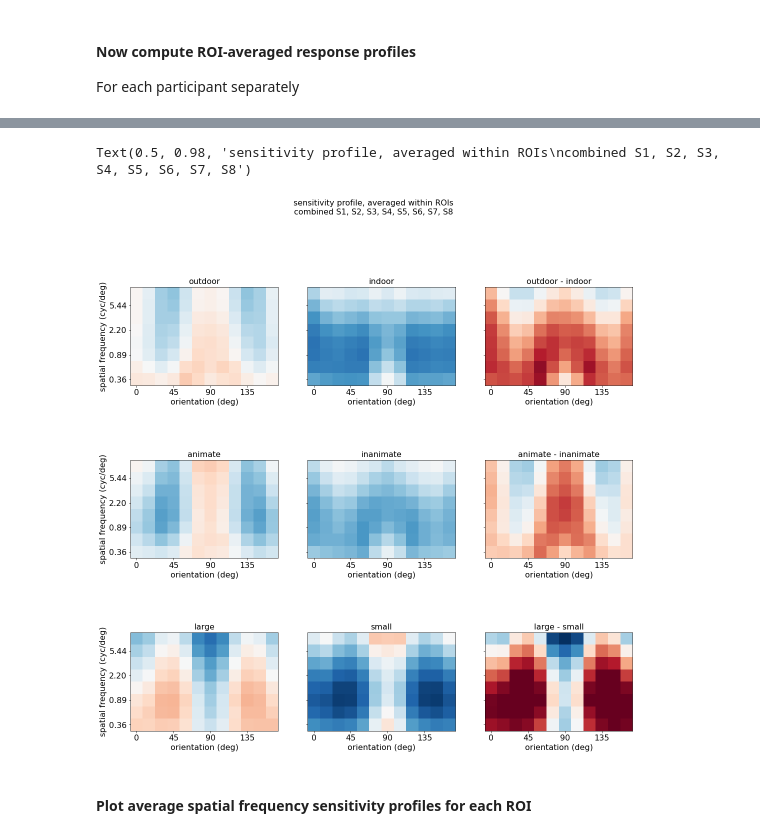
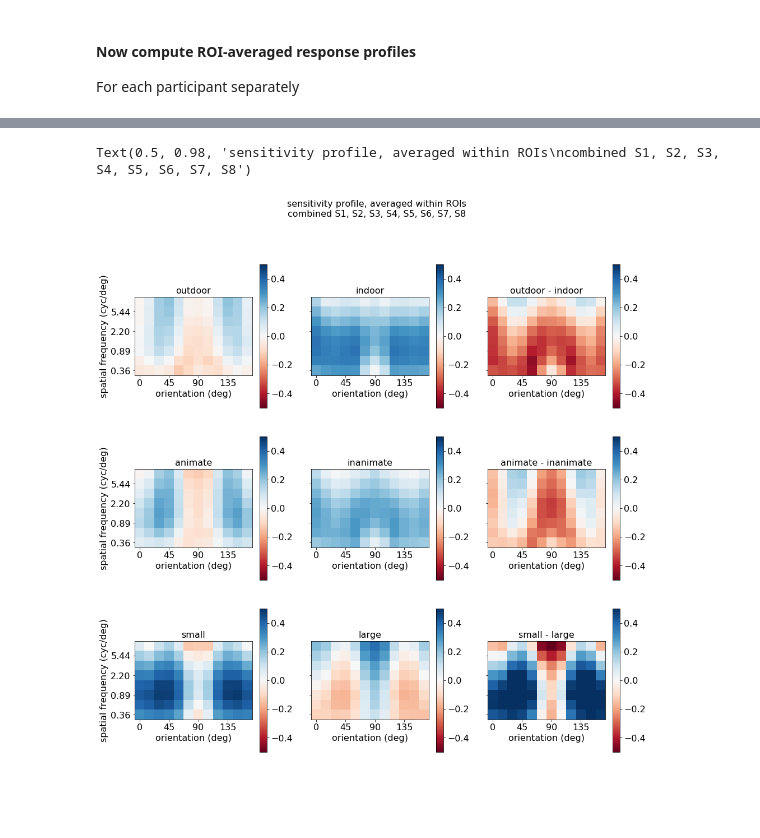
Before and after one commit to mmhenderson/image_stats_gabor, a Jupyter notebook: plot_feature_selectivity/plot_gabor_tuning_semanticgroups.ipynb, the cells around one changed output, grey strips where cells are left out. Saved outputs shown, nothing was run; the diff lists cells and outputs as text; code cells hidden in the pictures; blank space fills up the shorter version.

```diff
--- a/plot_feature_selectivity/plot_gabor_tuning_semanticgroups.ipynb
+++ b/plot_feature_selectivity/plot_gabor_tuning_semanticgroups.ipynb
@@ -42,10 +36,10 @@ abv_thresh = val_r2>r2_cutoff
 # %%
 name = 'semantic_discrim_raw_val_all'
 
-which_axes_negate = [1]
-signed_names = ['outdoor > indoor', 'animate > inanimate', 'large > small']
+which_axes_negate = [1,2]
+signed_names = ['outdoor > indoor', 'animate > inanimate', 'small > large']
 
-sem_group_names = ['outdoor','indoor','animate','inanimate','large','small']
+sem_group_names = ['outdoor','indoor','animate','inanimate','small','large']
 n_sem_groups = len(sem_group_names)
 
 p_thresh = 0.01
@@ -298,13 +125,18 @@ Text(0.5, 0.98, 'Distribution of preferred spatial frequency (max sensitivity),
+# %%
+n_vox = preferred_ori_corr.shape[0]
+feature_prefs_2dhist = np.zeros((n_vox, n_ori, n_sf))
+for vv in range(n_vox):
+    oo = int(preferred_ori_corr[vv])
+    ff = int(preferred_sf_corr[vv])
+    feature_prefs_2dhist[vv,oo,ff] = 1
 # %% [markdown]
 #### Now compute ROI-averaged response profiles
 For each participant separately
 # %%
 avg_resp_profiles = np.zeros((n_subjects, n_sem_groups, n_ori, n_sf))
 for si in range(n_subjects):
-    for gg in range(n_sem_groups):
-    # for ri in range(n_rois):
-
-        inds_this_roi = (np.concatenate([sem_groups[si][:,gg] \
-                                    for si in range(n_subjects)], axis=0)==1)
+    for ri in range(n_sem_groups):
+        inds_this_roi = np.concatenate([sem_groups[si][:,ri] \
+                            for si in range(n_subjects)], axis=0)==1
         inds_this_roi = inds_this_roi & abv_thresh & (subject_inds==si)
-        avg_resp_profiles[si,gg,:,:] = np.mean(allcorr_reshaped[inds_this_roi,:,:], axis=0)
+        avg_resp_profiles[si,ri,:,:] = np.mean(allcorr_reshaped[inds_this_roi,:,:], axis=0)
@@ -370,7 +208,7 @@ plt.savefig(fn2save)
 plot_utils.set_all_font_sizes(16)
 plt.rcParams['pdf.fonttype']=42
 
-plt.figure(figsize=(18,18))
+plt.figure(figsize=(16,16))
 # npy = int(np.ceil(np.sqrt(n_sem_groups)))
 # npx = int(np.ceil((n_sem_groups)/npy))
 
@@ -393,33 +231,32 @@ for pair in pairs:
         else:
             vals = np.mean(avg_resp_profiles[:,pair[0],:,:] - avg_resp_profiles[:,pair[1],:,:], axis=0)
             name = '%s - %s'%(sem_group_names[pair[0]], sem_group_names[pair[1]])
 
         plt.pcolormesh(vals.T,  vmin=clims[0], vmax=clims[1], cmap=cm.RdBu)
 
         plt.xticks(np.arange(0,12,3)+0.5, np.arange(0,180,45))
         sf_ticks = sf_unique[[0,2,4,6]].round(2)
         if xx==0:
             plt.yticks(np.array([0,2,4,6])+0.5, ['%.2f'%sf for sf in sf_ticks])
             plt.ylabel('spatial frequency (cyc/deg)')
         else:
             plt.yticks(np.array([0,2,4,6])+0.5,[])
         plt.axis('square')
         plt.xlim([0,12])
         plt.ylim([0,8])
         # plt.axis('off')
+        plt.colorbar()
 
         plt.xlabel('orientation (deg)')
         # else:
         #     plt.yticks(np.array([0,2,4,6])+0.5, [])
 
         plt.title(name)
 
 plt.suptitle('sensitivity profile, averaged within ROIs\n%s'%summary_plots.get_substr(out))
 
 # fn2save = os.path.join(default_paths.fig_path, 'Orient_sensitivity_allareas.pdf')
 # plt.savefig(fn2save)
 # %% [output]
 Text(0.5, 0.98, 'sensitivity profile, averaged within ROIs\ncombined S1, S2, S3, S4, S5, S6, S7, S8')
-[figure, old version]
+[figure, new version]
-# %% [markdown]
-#### Plot average spatial frequency sensitivity profiles for each ROI
```
Also changed, not shown: parts of 22 cells of this notebook, 8 other files.
